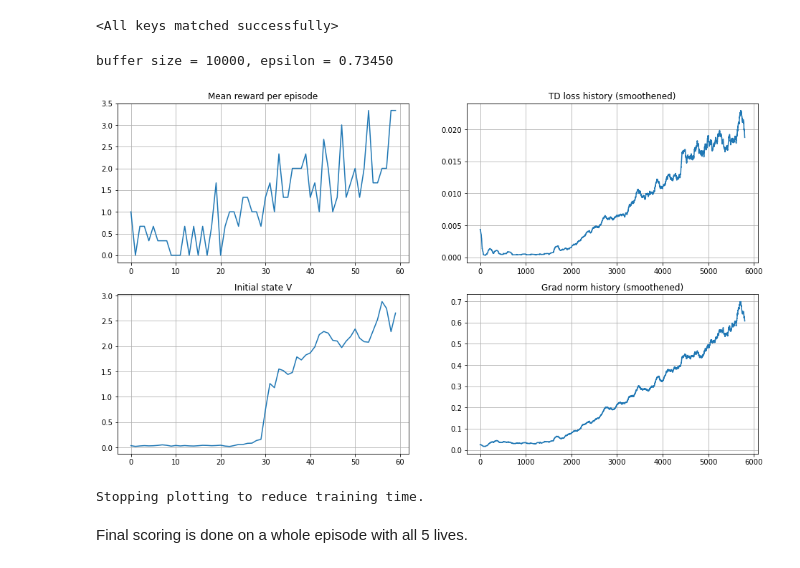
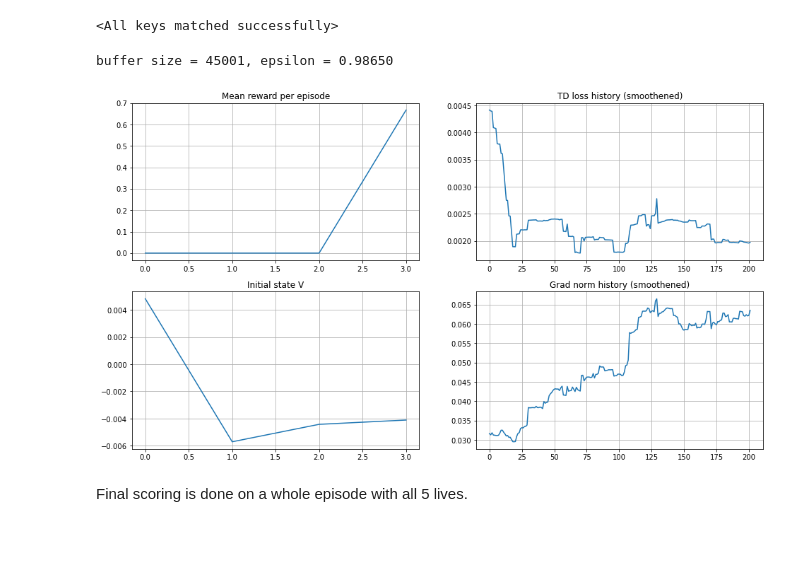
Before and after one commit to ofantomas/practical-rl, a Jupyter notebook: hw-3-deep-qlearning/double_dqn.ipynb, the cells around one changed output. Saved outputs shown, nothing was run; the diff lists cells and outputs as text; code cells hidden in the pictures; blank space fills up the shorter version.

```diff
--- a/hw-3-deep-qlearning/double_dqn.ipynb
+++ b/hw-3-deep-qlearning/double_dqn.ipynb
@@ -29,7 +29,7 @@ torch.manual_seed(seed)
 # %%
 ENV_NAME = "BreakoutNoFrameskip-v4"
 
-env = atari_wrappers.make_env(env_name=ENV_NAME, seed=seed)
+env = atari_wrappers.make_env(env_name=ENV_NAME, h=84, w=84, seed=seed)
 env.reset()
 n_actions = env.action_space.n
 state_shape = env.observation_space.shape
@@ -45,16 +45,15 @@ target_network.load_state_dict(agent.state_dict())
 # %%
 from experience_replay import make_experience_replay
 
-exp_replay = make_experience_replay(env, agent, size=10**4)
+exp_replay = make_experience_replay(env, agent, init_size=3 * 10**4, size=10**5)
 # %%
 from losses import compute_td_loss_double_q
 from train import train
 
-history = train(env, agent, target_network, exp_replay, compute_td_loss_double_q, device, batch_size=64, total_steps=2 * 10**6)
+history = train(env, agent, target_network, exp_replay, compute_td_loss_double_q, device, batch_size=32, total_steps=3 * 10**6)
 # %% [output]
-buffer size = 10000, epsilon = 0.73450
+buffer size = 45001, epsilon = 0.98650
-[figure, old version]
+[figure, new version]
-Stopping plotting to reduce training time.
 # %%
 plt.figure(figsize=[16, 9])
 plt.subplot(2, 2, 1)
```
Also changed, not shown: parts of 2 cells of this notebook, 7 other files.
